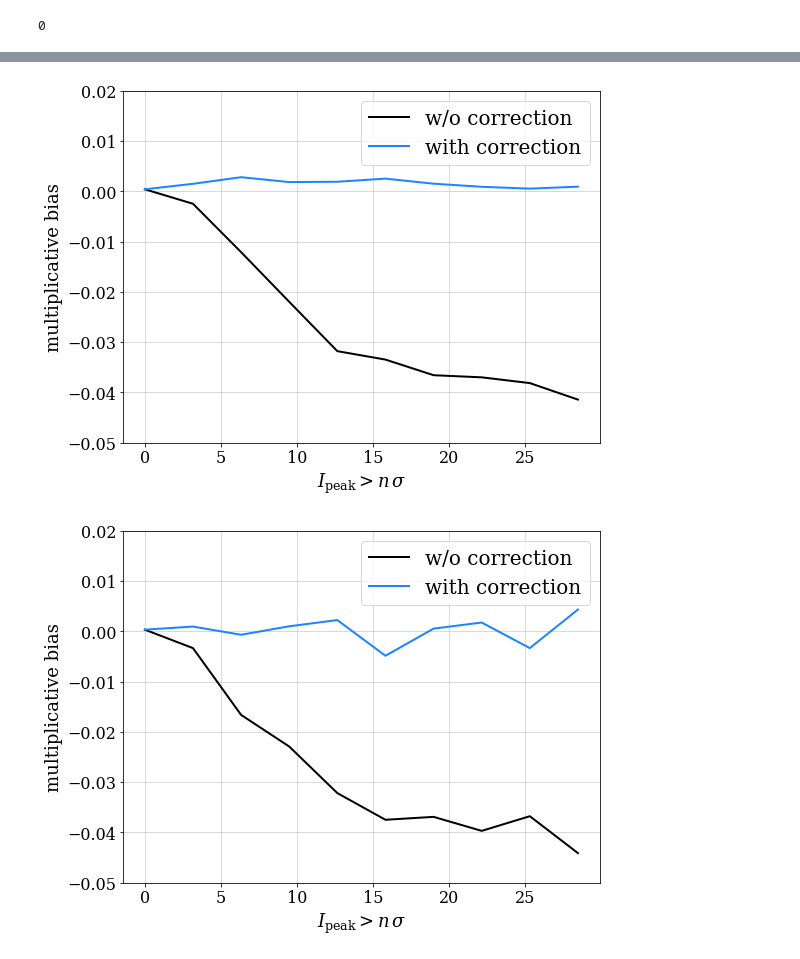
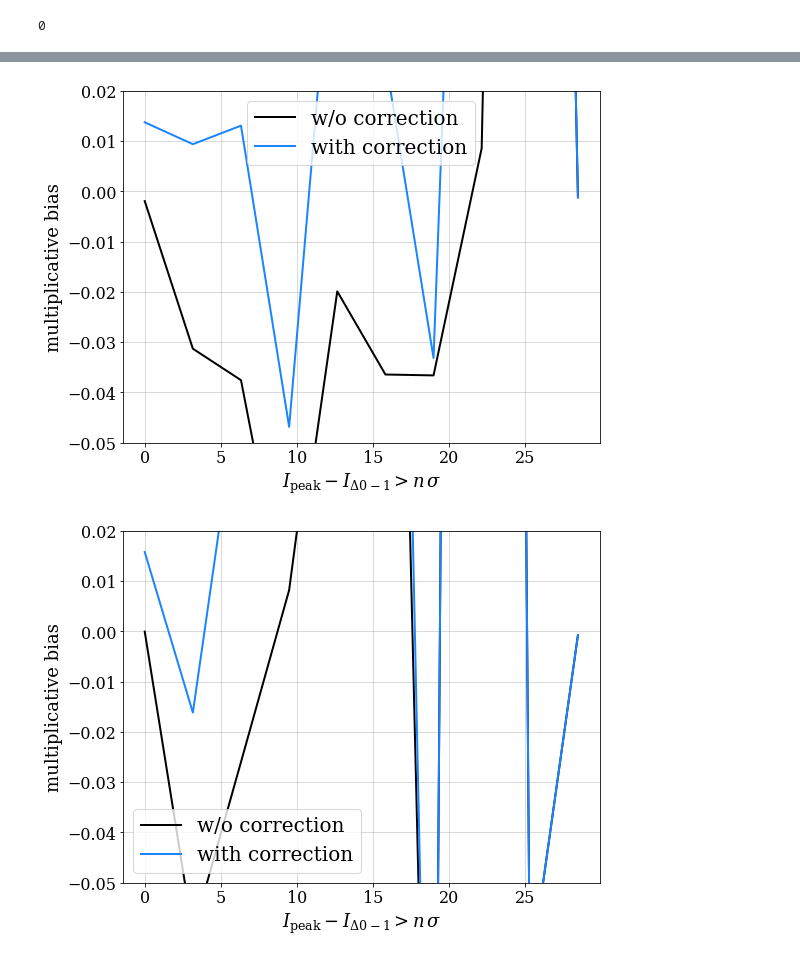
Before and after one commit to mr-superonion/FPFS_notebooks, a Jupyter notebook: ipynb/4_sheartest_noisy/1_shearEst_noisy_knownRef.ipynb, the cells around one changed output, grey strips where cells are left out. Drawn from its saved outputs; the diff is of its cells as text; code cells hidden in the pictures.

```diff
--- a/ipynb/4_sheartest_noisy/1_shearEst_noisy_knownRef.ipynb
+++ b/ipynb/4_sheartest_noisy/1_shearEst_noisy_knownRef.ipynb
@@ -10,14 +10,15 @@ import numpy as np
 import numpy.lib.recfunctions as rfn
 import matplotlib.pylab as plt
 
+ver='try2'
 wrkDir=os.environ['homeWrk']
 simDir=os.path.join(wrkDir,'FPFS2/sim/')
 # merge data from n fields
 out1=[]
 out2=[]
-for _i in range(500):
-    _a1=fitsio.read(os.path.join(simDir,'src_basicCenter-var4em3/psf60/fpfs-cut16-%04d-g1-0000.fits' %_i))
-    _a2=fitsio.read(os.path.join(simDir,'src_basicCenter-var4em3/psf60/fpfs-cut16-%04d-g1-2222.fits' %_i))
+for _i in range(400):
+    _a1=fitsio.read(os.path.join(simDir,'src_basicCenter-var4em3_%s/psf60/fpfs-cut16-%04d-g1-0000.fits' %(ver,_i)))
+    _a2=fitsio.read(os.path.join(simDir,'src_basicCenter-var4em3_%s/psf60/fpfs-cut16-%04d-g1-2222.fits' %(ver,_i)))
     out1.append(_a1)
     out2.append(_a2)
     del _a1,_a2
@@ -82,17 +83,15 @@ def fpfsM2E(moments,dets=None,const=1.,noirev=False):
             assert 'pdet_N22sV22r2' in dets.dtype.names
             for (j,i) in _default_inds:
                 dDict['fpfs_e1v%d%dr1'%(j,i)]=dDict['fpfs_e1v%d%dr1'%(j,i)]\
-                    -dets['pdet_N22cV%d%dr1'%(j,i)]/_w\
+                    -1.*dets['pdet_N22cV%d%dr1'%(j,i)]/_w\
                     +1.*e1*dets['pdet_N00V%d%dr1'%(j,i)]/_w\
-                    +1.*moments['fpfs_N00N22c']/_w**2.*dets['pdet_v%d%dr1'%(j,i)]\
-                    -1.*dets['pdet_N22cV%d%dr1'%(j,i)]/_w**3.*moments['fpfs_N00N00']
+                    +1.*moments['fpfs_N00N22c']/_w**2.*dets['pdet_v%d%dr1'%(j,i)]
                 dDict['fpfs_e1v%d%dr1'%(j,i)]=dDict['fpfs_e1v%d%dr1'%(j,i)]/(1+ratio)
 
                 dDict['fpfs_e2v%d%dr2'%(j,i)]=dDict['fpfs_e2v%d%dr2'%(j,i)]\
-                    -dets['pdet_N22sV%d%dr2'%(j,i)]/_w\
+                    -1.*dets['pdet_N22sV%d%dr2'%(j,i)]/_w\
                     +1.*e2*dets['pdet_N00V%d%dr2'%(j,i)]/_w\
-                    +1.*moments['fpfs_N00N22s']/_w**2.*dets['pdet_v%d%dr2'%(j,i)]\
-                    -1.*dets['pdet_N22sV%d%dr2'%(j,i)]/_w**3.*moments['fpfs_N00N00']
+                    +1.*moments['fpfs_N00N22s']/_w**2.*dets['pdet_v%d%dr2'%(j,i)]
                 dDict['fpfs_e2v%d%dr2'%(j,i)]=dDict['fpfs_e2v%d%dr2'%(j,i)]/(1+ratio)
 
         e1  =   (e1+moments['fpfs_N00N22c']\
@@ -190,12 +189,12 @@ def get_detbias_all(dets,ells,cutd,cuts,dcc,ind):
     print(cors1)
     return cord1+cors1,cord2+cors2
 # %%
-Const=   10000.
+Const=   4000.
 outNN1=[]
 outNN2=[]
-for _i in range(500):
-    _a1=fitsio.read(os.path.join(simDir,'src_basicCenter-var0em0/psf60/fpfs-cut16-%04d-g1-0000.fits' %_i))
-    _a2=fitsio.read(os.path.join(simDir,'src_basicCenter-var0em0/psf60/fpfs-cut16-%04d-g1-2222.fits' %_i))
+for _i in range(100):
+    _a1=fitsio.read(os.path.join(simDir,'src_basicCenter-var0em0_%s/psf60/fpfs-cut16-%04d-g1-0000.fits' %(ver,_i)))
+    _a2=fitsio.read(os.path.join(simDir,'src_basicCenter-var0em0_%s/psf60/fpfs-cut16-%04d-g1-2222.fits' %(ver,_i)))
     outNN1.append(_a1)
     outNN2.append(_a2)
     del _a1,_a2
@@ -287,7 +271,7 @@ dcc=0.01
 x=[]
 y1=[]
 y2=[]
-tt=(2,2)
+tt=(2,1)
 pn='v%d%d' %tt
 
 if tt != (2,2):
@@ -299,13 +283,11 @@ for i in range(0,10):
 
     msk1 = (outD1['pdet_%s' %pn]>cut)
     ellM1= outE1[msk1]
-    ellNN1= outENN1[msk1]
     detM1= outD1[msk1]
     del msk1
 
     msk2 = (outD2['pdet_%s' %pn]>cut)
     ellM2= outE2[msk2]
-    ellNN2= outENN2[msk2]
     detM2= outD2[msk2]
     del msk2
 
@@ -313,13 +295,13 @@ for i in range(0,10):
     cor2,cor2b = get_detbias(detM2,ellM2,cut,dcc,ind=tt)
     cor1=(cor1+cor1b)/2.
     cor2=(cor2+cor2b)/2.
-    de   = np.sum(ellNN2['fpfs_e1'])-np.sum(ellNN1['fpfs_e1'])
+    de   = np.sum(ellM2['fpfs_e1'])-np.sum(ellM1['fpfs_e1'])
     rave = (np.sum(ellM2['fpfs_RE'])+np.sum(ellM1['fpfs_RE']))/2.
     raveR= (np.sum(ellM2['fpfs_RE'])+np.sum(ellM1['fpfs_RE'])+cor1+cor2)/2.
     x.append(cut/np.sqrt(4e-3))
     y1.append(de/rave/0.04-1)
     y2.append(de/raveR/0.04-1)
-    del ellM1,detM1,ellM2,detM2,ellNN1,ellNN2
+    del ellM1,detM1,ellM2,detM2
 gc.collect()
 plt.close()
 fig,axes=pltutil.make_figure_axes(1,1)
@@ -334,13 +316,12 @@ ax.legend()
 plt.tight_layout()
 #fig.savefig('../../html/noisy_knownRef_%s.png' %pn)
 # %% [output]
-[figure, old version]
+[figure, new version]
 # %%
 dcc=0.01
 x=[]
 y1=[]
 y2=[]
-tt=(2,2)
 pn='v%d%d' %tt
 
 if tt != (2,2):
@@ -358,32 +339,32 @@ for i in range(0,10):
     msk2 = (outDNN2['pdet_%s' %pn]>cut)
     ellM2= outENN2[msk2]
     detM2= outDNN2[msk2]
     del msk2
 
     cor1,cor1b = get_detbias(detM1,ellM1,cut,dcc,ind=tt)
     cor2,cor2b = get_detbias(detM2,ellM2,cut,dcc,ind=tt)
     cor1=(cor1+cor1b)/2.
     cor2=(cor2+cor2b)/2.
     de   = np.sum(ellM2['fpfs_e1'])-np.sum(ellM1['fpfs_e1'])
     rave = (np.sum(ellM2['fpfs_RE'])+np.sum(ellM1['fpfs_RE']))/2.
     raveR= (np.sum(ellM2['fpfs_RE'])+np.sum(ellM1['fpfs_RE'])+cor1+cor2)/2.
     x.append(cut/np.sqrt(4e-3))
     y1.append(de/rave/0.04-1)
     y2.append(de/raveR/0.04-1)
     del detM1,ellM2,detM2
 gc.collect()
 plt.close()
 fig,axes=pltutil.make_figure_axes(1,1)
 ax=axes[0]
 ax.plot(np.array(x),np.array(y1),label='w/o correction',color=pltutil.colors[0])
 ax.plot(np.array(x),np.array(y2),label='with correction',color=pltutil.colors[1])
 ax.set_xlabel(xlabel+r'$>n\,\sigma$')
 ax.set_ylabel('multiplicative bias')
 ax.set_ylim(-0.05,0.02)
 ax.grid()
 ax.legend()
 plt.tight_layout()
 #fig.savefig('../../html/noisy_knownRef_%s.png' %pn)
 # %% [output]
-[figure, old version]
+[figure, new version]
 # %%
```
Also changed, not shown: parts of 8 cells of this notebook, 4 other files.
